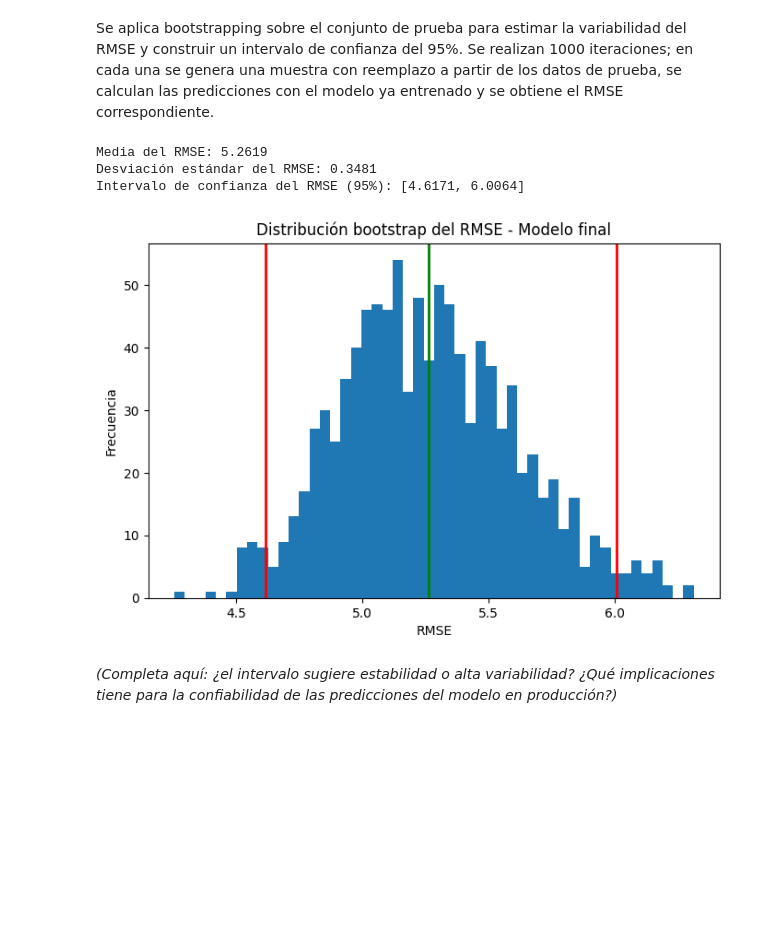
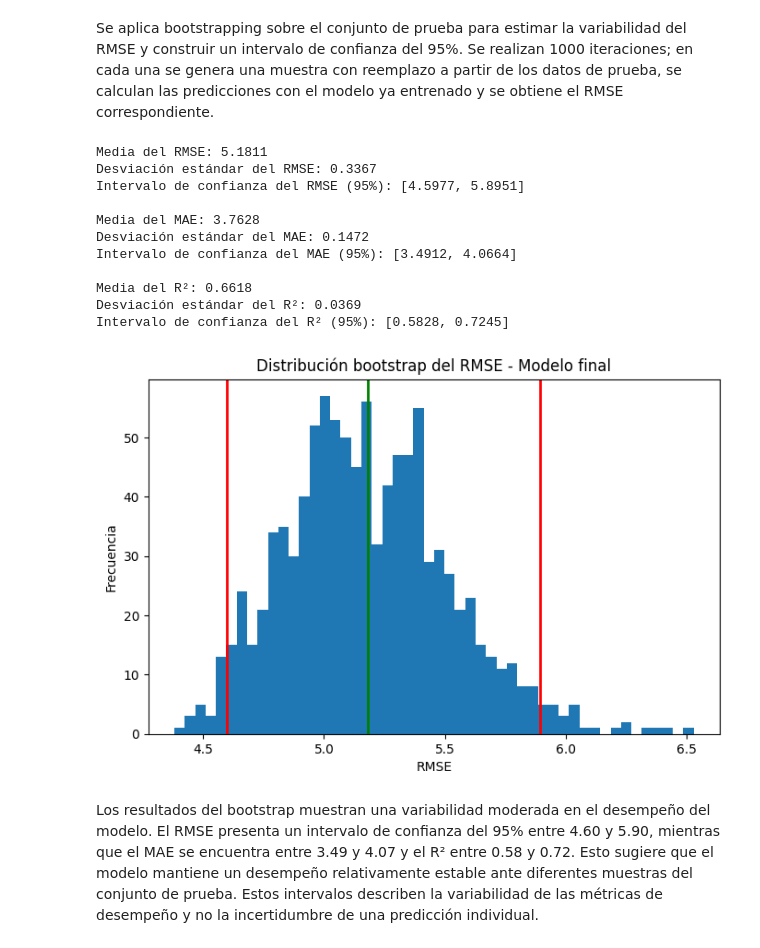
Before and after one commit to ISIS-2611-AprendizajeMaquina/MaterialDeClase-ISIS-2611, a Jupyter notebook: 202620/Laboratorios/L2/Laboratorio 2.ipynb, the cells around one changed output. Drawn from its saved outputs; the diff is of its cells as text; code cells hidden in the pictures; blank space fills up the shorter version.

```diff
--- a/202620/Laboratorios/L2/Laboratorio 2.ipynb
+++ b/202620/Laboratorios/L2/Laboratorio 2.ipynb
@@ -175,7 +176,7 @@ RMSE: 3653.9425, R²: -167405.0581
 El enunciado pide explorar tanto el grado del polinomio como distintas estrategias de escalamiento dentro del pipeline.
 # %%
 param_grid_poly = {
-    "preprocesamiento__num__polynomial__degree": [1, 2, 3],
+    "preprocesamiento__num__polynomial__degree": [1, 2],
     "preprocesamiento__num__scaler": [StandardScaler(), RobustScaler(), MinMaxScaler()],
 }
 
@@ -602,41 +596,78 @@ modelo_final = best_poly_ridge
 Se aplica bootstrapping sobre el conjunto de prueba para estimar la variabilidad del RMSE y construir un intervalo de confianza del 95%. Se realizan 1000 iteraciones; en cada una se genera una muestra con reemplazo a partir de los datos de prueba, se calculan las predicciones con el modelo ya entrenado y se obtiene el RMSE correspondiente.
 # %%
 n_iterations = 1000
-stats = []
+
+rmse_stats = []
+mae_stats = []
+r2_stats = []
 
 for i in range(n_iterations):
-    X_resample, y_resample = resample(X_test, y_test, replace=True, n_samples=len(X_test))
+    X_resample, y_resample = resample(
+        X_test,
+        y_test,
+        replace=True,
+        n_samples=len(X_test)
+    )
+
     pred = modelo_final.predict(X_resample)
+
     rmse = np.sqrt(mean_squared_error(y_resample, pred))
-    stats.append(rmse)
+    mae = mean_absolute_error(y_resample, pred)
+    r2 = r2_score(y_resample, pred)
+
+    rmse_stats.append(rmse)
+    mae_stats.append(mae)
+    r2_stats.append(r2)
 
 alpha = 0.95
 p_lower = ((1.0 - alpha) / 2.0) * 100
 p_upper = (alpha + (1.0 - alpha) / 2.0) * 100
 
-lower = np.percentile(stats, p_lower)
-upper = np.percentile(stats, p_upper)
+rmse_lower = np.percentile(rmse_stats, p_lower)
+rmse_upper = np.percentile(rmse_stats, p_upper)
 
-print(f"Media del RMSE: {np.mean(stats):.4f}")
-print(f"Desviación estándar del RMSE: {np.std(stats):.4f}")
-print(f"Intervalo de confianza del RMSE (95%): [{lower:.4f}, {upper:.4f}]")
+mae_lower = np.percentile(mae_stats, p_lower)
+mae_upper = np.percentile(mae_stats, p_upper)
 
-plt.figure(figsize=(8,5))
-plt.hist(stats, bins=50)
-plt.axvline(lower, color='red', linewidth=2)
-plt.axvline(np.mean(stats), color='green', linewidth=2)
-plt.axvline(upper, color='red', linewidth=2)
+r2_lower = np.percentile(r2_stats, p_lower)
+r2_upper = np.percentile(r2_stats, p_upper)
+
+print(f"Media del RMSE: {np.mean(rmse_stats):.4f}")
+print(f"Desviación estándar del RMSE: {np.std(rmse_stats):.4f}")
+print(f"Intervalo de confianza del RMSE (95%): [{rmse_lower:.4f}, {rmse_upper:.4f}]")
+
+print(f"\nMedia del MAE: {np.mean(mae_stats):.4f}")
+print(f"Desviación estándar del MAE: {np.std(mae_stats):.4f}")
+print(f"Intervalo de confianza del MAE (95%): [{mae_lower:.4f}, {mae_upper:.4f}]")
+
+print(f"\nMedia del R²: {np.mean(r2_stats):.4f}")
+print(f"Desviación estándar del R²: {np.std(r2_stats):.4f}")
+print(f"Intervalo de confianza del R² (95%): [{r2_lower:.4f}, {r2_upper:.4f}]")
+
+plt.figure(figsize=(8, 5))
+plt.hist(rmse_stats, bins=50)
+plt.axvline(rmse_lower, color="red", linewidth=2)
+plt.axvline(np.mean(rmse_stats), color="green", linewidth=2)
+plt.axvline(rmse_upper, color="red", linewidth=2)
 plt.xlabel("RMSE")
 plt.ylabel("Frecuencia")
 plt.title("Distribución bootstrap del RMSE - Modelo final")
 plt.show()
 # %% [output]
-Media del RMSE: 5.2619
-Desviación estándar del RMSE: 0.3481
-Intervalo de confianza del RMSE (95%): [4.6171, 6.0064]
+Media del RMSE: 5.1811
+Desviación estándar del RMSE: 0.3367
+Intervalo de confianza del RMSE (95%): [4.5977, 5.8951]
+
+Media del MAE: 3.7628
+Desviación estándar del MAE: 0.1472
+Intervalo de confianza del MAE (95%): [3.4912, 4.0664]
+
+Media del R²: 0.6618
+Desviación estándar del R²: 0.0369
+Intervalo de confianza del R² (95%): [0.5828, 0.7245]
-[figure, old version]
+[figure, new version]
 # %% [markdown]
-_(Completa aquí: ¿el intervalo sugiere estabilidad o alta variabilidad? ¿Qué implicaciones tiene para la confiabilidad de las predicciones del modelo en producción?)_
+Los resultados del bootstrap muestran una variabilidad moderada en el desempeño del modelo. El RMSE presenta un intervalo de confianza del 95% entre 4.60 y 5.90, mientras que el MAE se encuentra entre 3.49 y 4.07 y el R² entre 0.58 y 0.72. Esto sugiere que el modelo mantiene un desempeño relativamente estable ante diferentes muestras del conjunto de prueba. Estos intervalos describen la variabilidad de las métricas de desempeño y no la incertidumbre de una predicción individual.
 # %% [markdown]
 ## 11. Análisis de resultados
 
```
Also changed, not shown: parts of 22 cells of this notebook.
